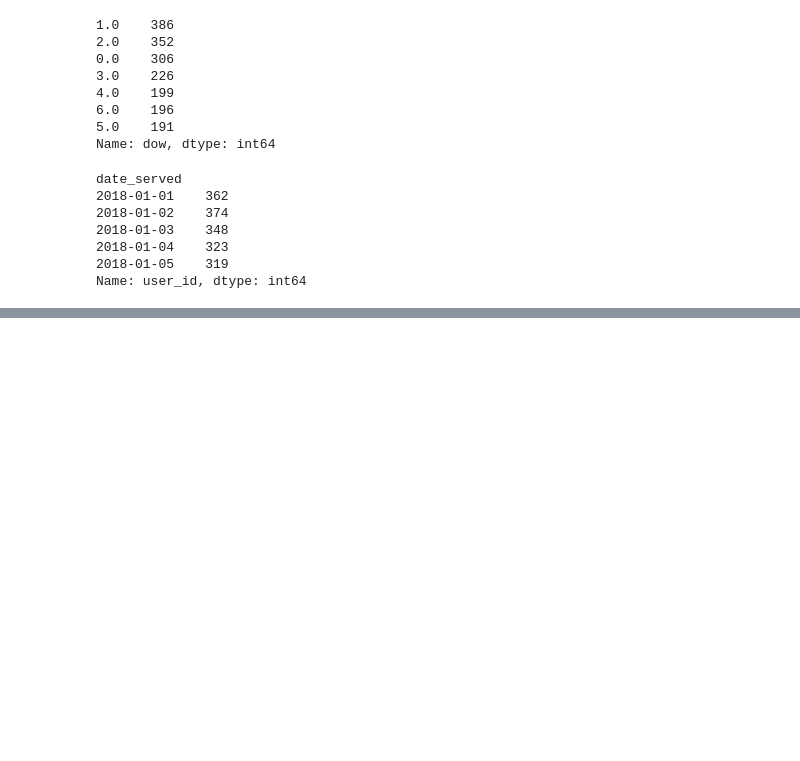
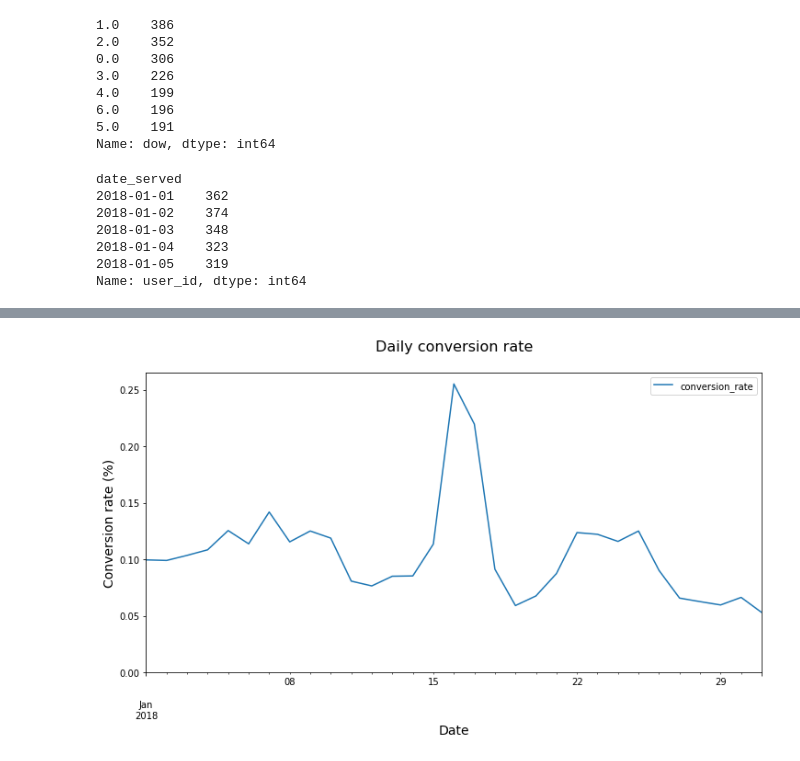
Before and after one commit to Rehan-Javed/analyzing_marketing_campaigns_python, a Jupyter notebook: notebook.ipynb, the cells around one changed output, grey strips where cells are left out. Cells and saved outputs as stored; diff of their text form; code cells hidden in the pictures; blank space fills up the shorter version.

```diff
--- a/notebook.ipynb
+++ b/notebook.ipynb
@@ -155,0 +424,31 @@ plt.show()
+# %%
+# Group by date_served and count unique users
+total = marketing.groupby(by = ['date_served'])['user_id'].nunique()
+
+# Group by date_served and calculate subscribers
+subscribers = marketing[marketing['converted'] == True].groupby(by = ['date_served'])['user_id'].nunique()
+
+# Calculate the conversion rate for all languages
+daily_conversion_rates = subscribers/total
+# %%
+# Reset index to turn the results into a DataFrame
+daily_conversion_rate = pd.DataFrame(daily_conversion_rates.reset_index())
+
+# Rename columns
+daily_conversion_rate.columns = ['date_subscribed',
+                              'conversion_rate']
+# %%
+# Create a line chart using daily_conversion_rate
+daily_conversion_rate.plot('date_subscribed', 'conversion_rate', figsize=(12,6))
+
+plt.title('Daily conversion rate\n', size = 16)
+plt.ylabel('Conversion rate (%)', size = 14)
+plt.xlabel('Date', size = 14)
+
+# Set the y-axis to begin at 0
+plt.ylim(0)
+
+# Display the plot
+plt.show()
+# %% [output]
+[figure, added]
```
Also changed, not shown: parts of 70 cells of this notebook.
